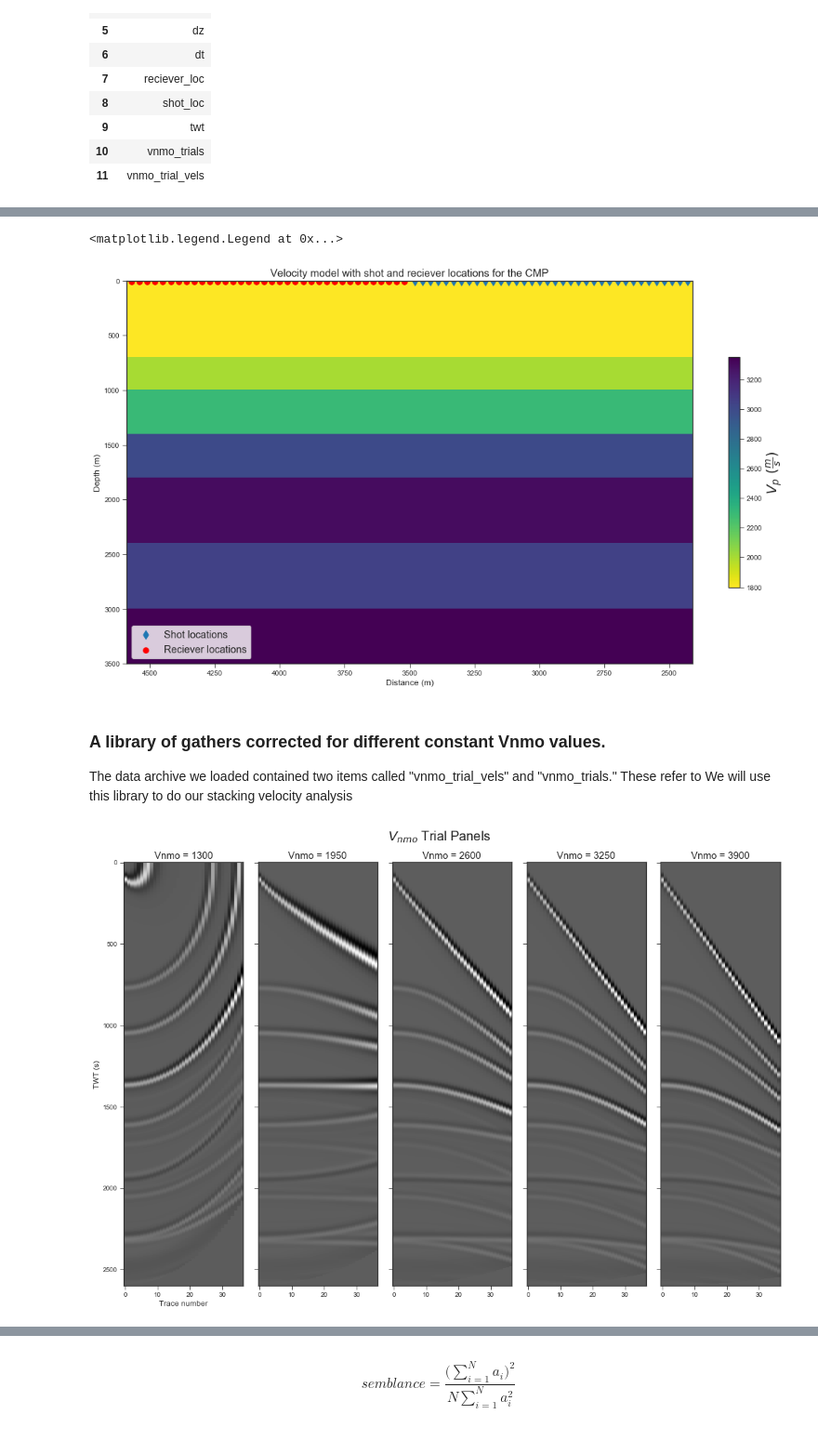
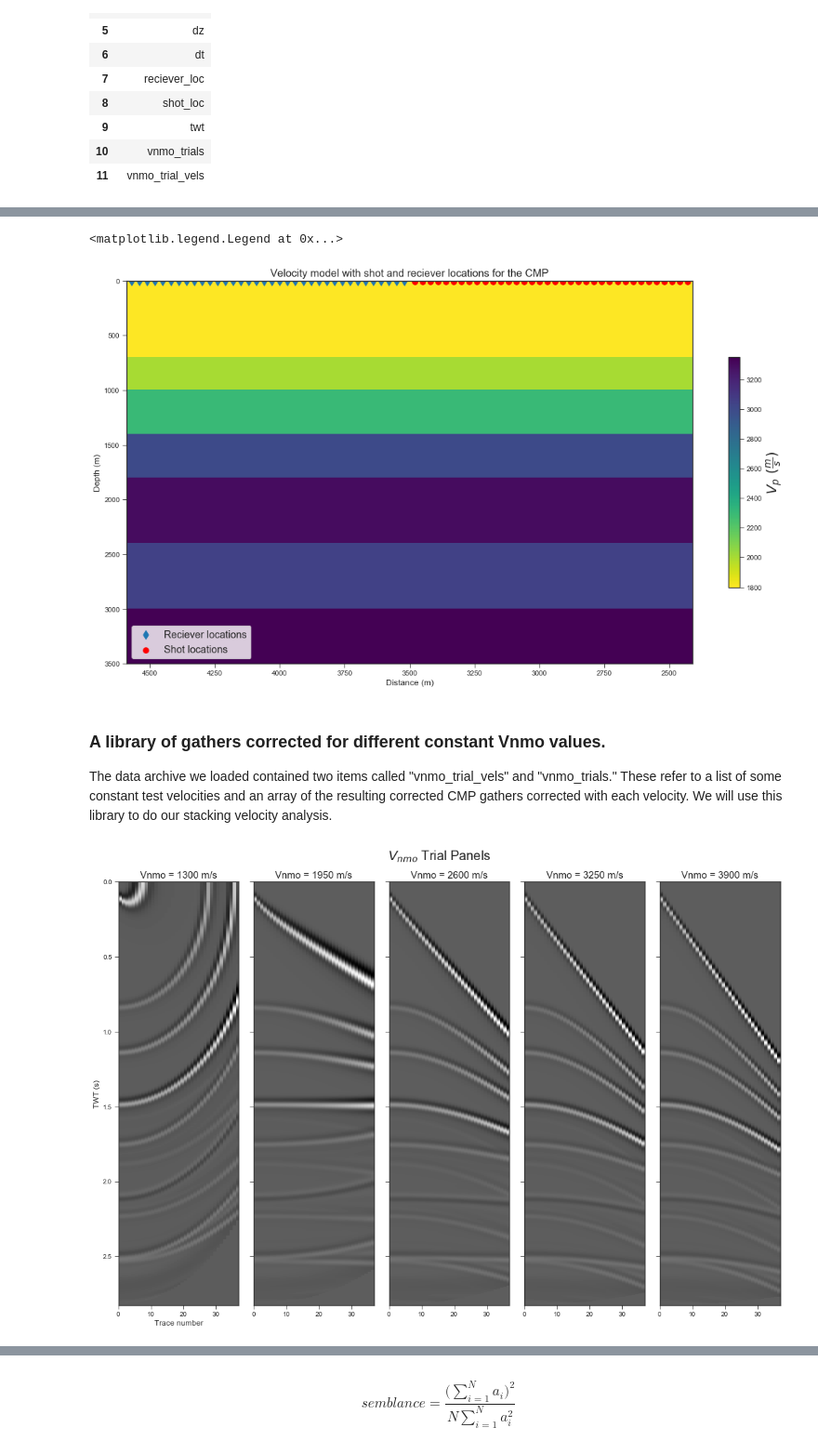
Before and after one commit to tccw/geotools, a Jupyter notebook: tutorials/SeismicPorePressureAnalysis_Edited.ipynb, the cells around one changed output, grey strips where cells are left out. Shown at 93% size. Drawn from its saved outputs; the diff is of its cells as text; code cells hidden in the pictures.

```diff
--- a/tutorials/SeismicPorePressureAnalysis_Edited.ipynb
+++ b/tutorials/SeismicPorePressureAnalysis_Edited.ipynb
@@ -209,0 +230,19 @@ lim_cmp = np.percentile(cmp_orig, 99)
+# %%
+gain = 5
+fig, ax = plt.subplots(nrows=1, ncols=2, figsize=(10,10))
+titles = ['CMP Gather (Variable Density Display)', 'CMP Gather (Wiggle Display)']
+
+extent = [0, cmp_geom_sprd.shape[1], twt.max(), 0]
+ax[0].imshow(cmp_geom_sprd, aspect='auto', vmin=-lim_geom, vmax=lim_geom, cmap='gray', extent=extent)
+
+for i,a in enumerate(ax):
+    a.set_title(titles[i])
+
+for i in range(cmp_geom_sprd.shape[1]):
+    ax[1].plot(cmp_geom_sprd[:,i] * gain + i, twt, c='k')
+    ax[1].fill_betweenx(twt, i, cmp_geom_sprd[:,i] * gain + i, where=cmp_geom_sprd[:,i] * gain + i > i,
+                        color='k', alpha=0.8, interpolate=True)
+
+ax[1].set_ylim(0,twt.max())
+ax[1].set_xlim(0,cmp_geom_sprd.shape[1])
+ax[1].invert_yaxis()
@@ -210,8 +260,9 @@ lim_cmp = np.percentile(cmp_orig, 99)
 # %%
 sns.set_style(style='ticks')
+
 plt.figure(figsize=(18,10))
-plt.scatter(shot_loc * dz,np.ones_like(shot_loc), marker='d', s=80, label='Shot locations')
-plt.scatter(reciever_loc * dz,np.ones_like(shot_loc)*10, s=60, color='r', label='Reciever locations')
+plt.scatter(reciever_loc * dz,np.ones_like(shot_loc), marker='d', s=80, label='Reciever locations')
+plt.scatter(shot_loc * dz,np.ones_like(shot_loc)*10, s=60, color='r', label='Shot locations')
 plt.xlim(reciever_loc.max() * dz - dz, shot_loc.min() * dz + dz)
 plt.imshow(cmp_vel_mod, extent=[reciever_loc.max() * dz - dz, shot_loc.min() * dz + dz, 3500, 0],
            aspect='auto', cmap='viridis_r')
@@ -223,7 +274,7 @@ cb.set_label(label=r'$V_p \ (\frac{m}{s})$', weight='bold', size=20)
 plt.legend(loc='lower left', fancybox=True, facecolor='w', frameon=True, fontsize='x-large')
 # %% [output]
 <matplotlib.legend.Legend at 0x...>
-[figure, old version]
+[figure, new version]
 # %%
 def vel_mod():
     interface_depths = [0, 700, 1000, 1400, 1800, 2400, 3000]
@@ -241,19 +292,19 @@ def vel_mod():
 # %% [markdown]
 ### A library of gathers corrected for different constant Vnmo values.
 
-The data archive we loaded contained two items called "vnmo_trial_vels" and "vnmo_trials." These refer to
-We will use this library to do our stacking velocity analysis
+The data archive we loaded contained two items called "vnmo_trial_vels" and "vnmo_trials." These refer to a list of some constant test velocities and an array of the resulting corrected CMP gathers corrected with each velocity.
+We will use this library to do our stacking velocity analysis.
 # %%
-sns.set_style(style='ticks')
+fig, ax = plt.subplots(nrows=1, ncols=5, figsize=(15,10), sharey=True, sharex=True)
 
-fig, ax = plt.subplots(nrows=1, ncols=5, figsize=(15,10), sharey=True)
 for i,j in enumerate(range(0,vnmo_trials.shape[0],vnmo_trials.shape[0] // 4)):
-    ax[i].imshow(vnmo_trials[j], aspect = 'auto', cmap='gray')
-    ax[i].set_title(f'Vnmo = {vnmo_trial_vels[j]}', size=15)
+    ax[i].imshow(vnmo_trials[j], aspect = 'auto', cmap='gray', extent=extent)
+    ax[i].set_title(f'Vnmo = {vnmo_trial_vels[j]} m/s', size=15)
+
 fig.suptitle(r'$V_{nmo}$ Trial Panels', y=1.03, size=20)
 ax[0].set_ylabel('TWT (s)', size=12)
 ax[0].set_xlabel('Trace number', size=12)
 plt.tight_layout()
 # %% [output]
-[figure, old version]
+[figure, new version]
 # %% [markdown]
```
Also changed, not shown: parts of 35 cells of this notebook.
